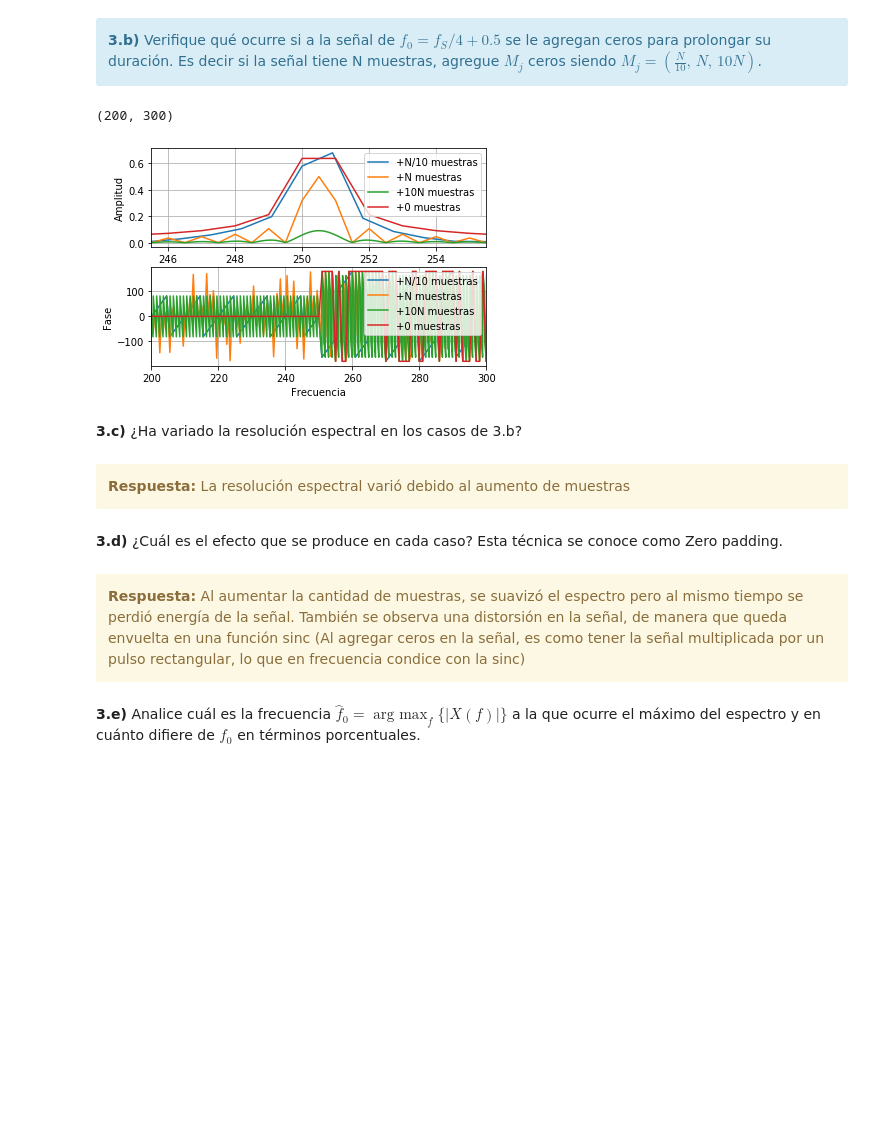
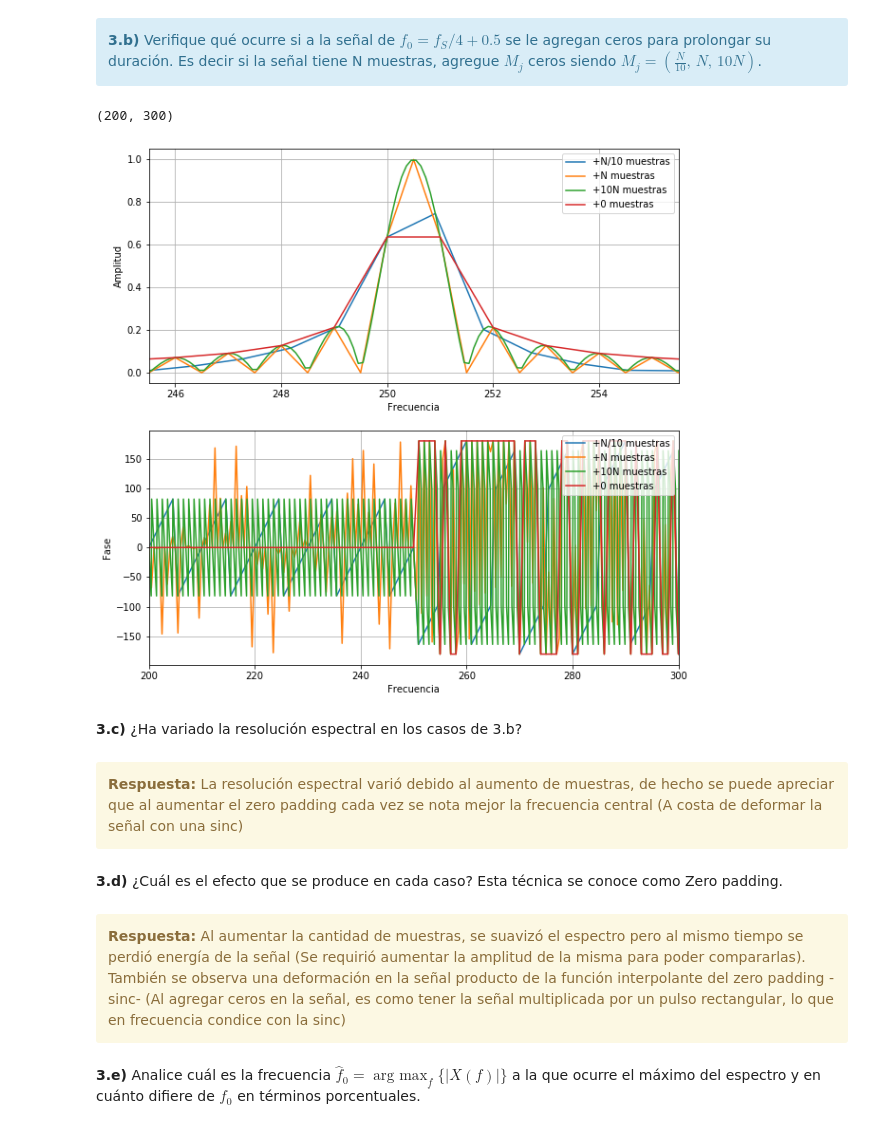
Before and after one commit to fgerce/DSP, a Jupyter notebook: TP1 - Muestreo de señales - Fourier.ipynb, the cells around one changed output. Drawn from its saved outputs; the diff is of its cells as text; code cells hidden in the pictures; blank space fills up the shorter version.

```diff
--- a/TP1 - Muestreo de señales - Fourier.ipynb
+++ b/TP1 - Muestreo de señales - Fourier.ipynb
@@ -331,21 +341,23 @@ tt1, signal1 = ins.generador_senoidal (fs, f0, N, a0, p0)
 tt2, signal2 = ins.generador_senoidal (fs, f0, N, a0, p0)
 tt3, signal3 = ins.generador_senoidal (fs, f0, N, a0, p0)
 
-
 extra_zeros = int(N/10)
 signal0 = np.concatenate((signal0, np.zeros(extra_zeros)),axis=0)
+signal0 *= 1.1 #Mantengo la energía total a pesar del zero padding
 tt0 = np.linspace(0, (N-1)*Ts, N+extra_zeros)
 
 extra_zeros = N
 signal1 = np.concatenate((signal1, np.zeros(extra_zeros)),axis=0)
+signal1 *= 2 #Mantengo la energía total a pesar del zero padding
 tt1 = np.linspace(0, (N-1)*Ts, N+extra_zeros)
 
 extra_zeros = 10*N
 signal2 = np.concatenate((signal2, np.zeros(extra_zeros)),axis=0)
+signal2 *= 11 #Mantengo la energía total a pesar del zero padding
 tt2 = np.linspace(0, (N-1)*Ts, N+extra_zeros)
 
 
-plt.figure("Analizador espectro")
+plt.figure("Analizador espectro", figsize=(10,10))
 
 plt.title("Modulo y fase señal")
 
@@ -353,45 +365,45 @@ modulo0, fase0, ww0 = ins.analizador_espectro(signal0, fs)
 modulo1, fase1, ww1 = ins.analizador_espectro(signal1, fs)
 modulo2, fase2, ww2 = ins.analizador_espectro(signal2, fs)
 modulo3, fase3, ww3 = ins.analizador_espectro(signal3, fs)
 
 plt.subplot(2,1,1)
 plt.plot(ww0, modulo0, label='+N/10 muestras')
 plt.plot(ww1, modulo1, label='+N muestras')
 plt.plot(ww2, modulo2, label='+10N muestras')
 plt.plot(ww3, modulo3, label='+0 muestras')
 
 plt.legend(loc='upper right')
 plt.grid()
 plt.xlabel("Frecuencia")
 plt.ylabel("Amplitud")
 plt.xlim(245.5,255.5)
 
 
 plt.subplot(2,1,2)
 plt.plot(ww0, fase0, label='+N/10 muestras')
 plt.plot(ww1, fase1, label='+N muestras')
 plt.plot(ww2, fase2, label='+10N muestras')
 plt.plot(ww3, fase3, label='+0 muestras')
 
 plt.legend(loc='upper right')
 plt.grid()
 plt.xlabel("Frecuencia")
 plt.ylabel("Fase")
 plt.xlim(200,300)
 # %% [output]
 (200, 300)
-[figure, old version]
+[figure, new version]
 # %% [markdown]
 **3.c)** ¿Ha variado la resolución espectral en los casos de 3.b?
 # %% [markdown]
 <div class="alert alert-block alert-warning">
-<b>Respuesta:</b> La resolución espectral varió debido al aumento de muestras
+<b>Respuesta:</b> La resolución espectral varió debido al aumento de muestras, de hecho se puede apreciar que al aumentar el zero padding cada vez se nota mejor la frecuencia central (A costa de deformar la señal con una sinc)
 </div>
 # %% [markdown]
 **3.d)** ¿Cuál es el efecto que se produce en cada caso? Esta técnica se conoce como Zero padding.
 # %% [markdown]
 <div class="alert alert-block alert-warning">
-<b>Respuesta:</b> Al aumentar la cantidad de muestras, se suavizó el espectro pero al mismo tiempo se perdió energía de la señal. También se observa una distorsión en la señal, de manera que queda envuelta en una función sinc (Al agregar ceros en la señal, es como tener la señal multiplicada por un pulso rectangular, lo que en frecuencia condice con la sinc)
+<b>Respuesta:</b> Al aumentar la cantidad de muestras, se suavizó el espectro pero al mismo tiempo se perdió energía de la señal (Se requirió aumentar la amplitud de la misma para poder compararlas). También se observa una deformación en la señal producto de la función interpolante del zero padding -sinc- (Al agregar ceros en la señal, es como tener la señal multiplicada por un pulso rectangular, lo que en frecuencia condice con la sinc)
 </div>
 # %% [markdown]
 **3.e)** Analice cuál es la frecuencia  $\hat{f}_0 = \mathop{arg\ max}_f \{\lvert X(f) \rvert \}$ a la que ocurre el máximo del espectro y en cuánto difiere de $f_0$ en términos porcentuales.
```
Also changed, not shown: parts of 27 cells of this notebook, 9 other files.
